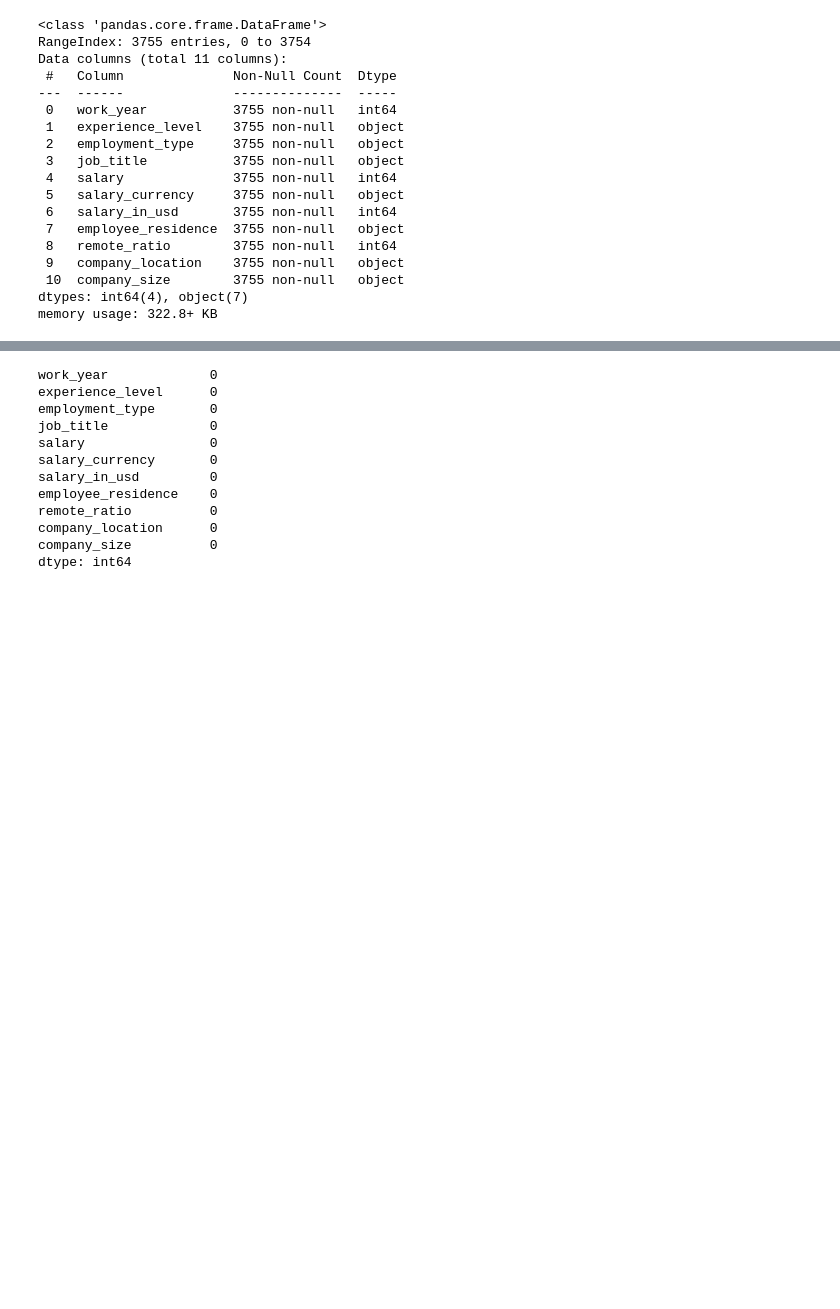
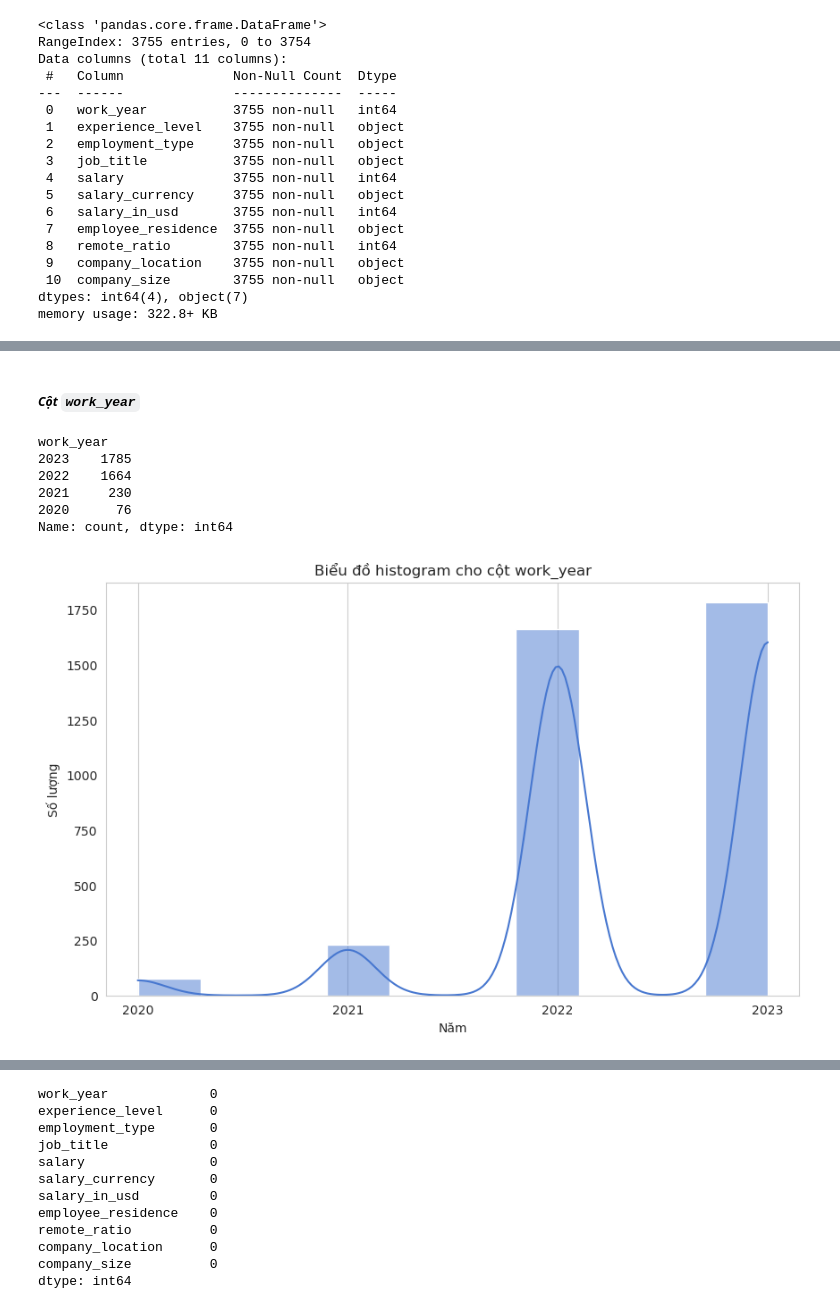
Before and after one commit to Baduc81/Data-Visualization-Lab01, a Jupyter notebook: visualize.ipynb, the cells around one changed output, grey strips where cells are left out. Cells and saved outputs as stored; diff of their text form; code cells hidden in the pictures; blank space fills up the shorter version.

```diff
--- a/visualize.ipynb
+++ b/visualize.ipynb
@@ -40,0 +160,23 @@ memory usage: 322.8+ KB
+# %% [markdown]
+##### ***Cột `work_year`***
+# %%
+year_counts = df['work_year'].value_counts()
+print(year_counts)
+
+# Vẽ histogram cho cột work_year
+plt.figure(figsize=(10, 6))
+sns.histplot(df['work_year'], bins=10, kde=True)  # kde=True để vẽ đường phân phối
+plt.title('Biểu đồ histogram cho cột work_year')
+plt.xlabel('Năm')
+plt.ylabel('Số lượng')
+plt.xticks(range(df['work_year'].min(), df['work_year'].max() + 1))  # Đặt nhãn trục x
+plt.grid(axis='y')  # Thêm lưới cho trục y để dễ nhìn
+plt.show()
+# %% [output]
+work_year
+2023    1785
+2022    1664
+2021     230
+2020      76
+Name: count, dtype: int64
+[figure, added]
```
Also changed, not shown: parts of 118 cells of this notebook.
